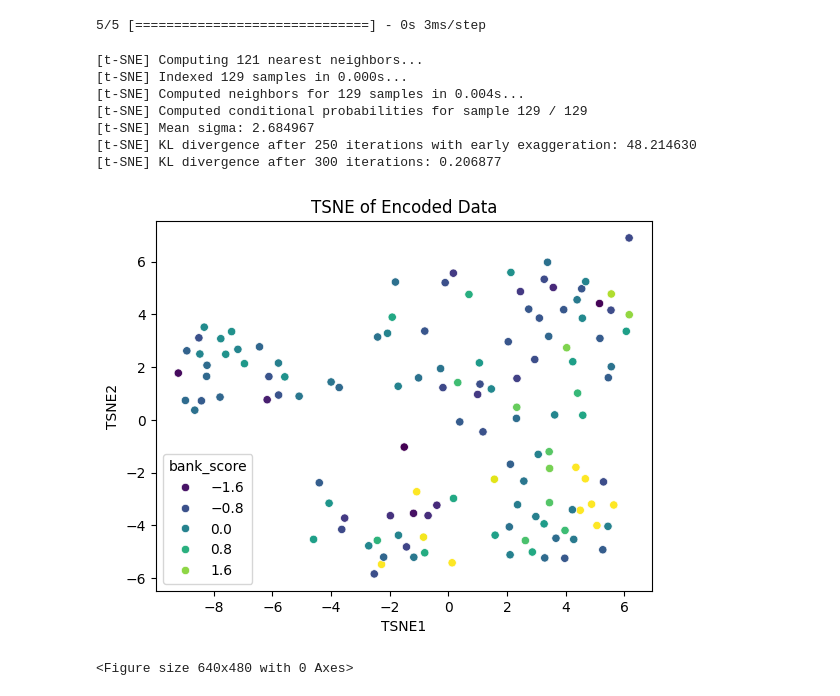
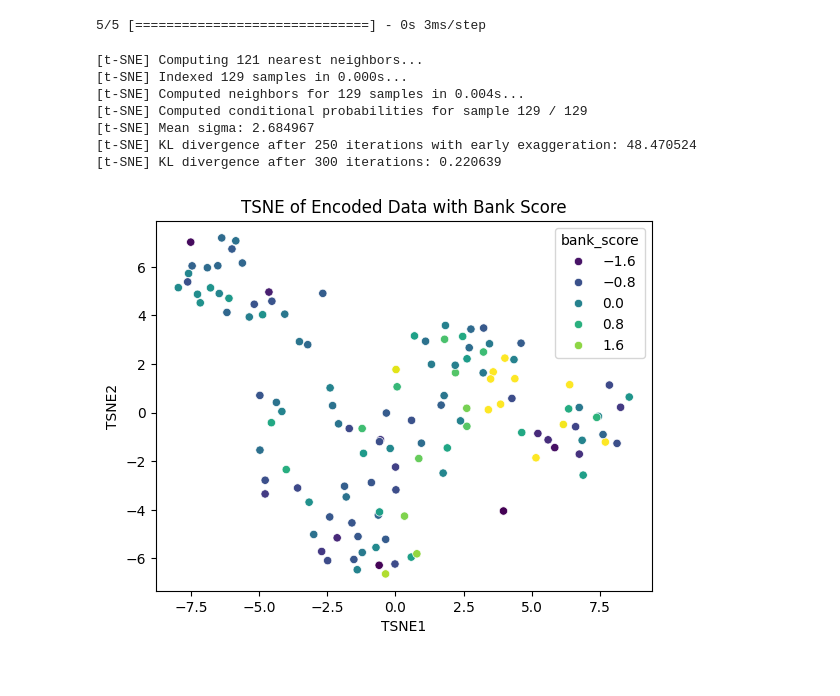
Before and after one commit to ericwhamilton1/gradient-descent-into-madness, a Jupyter notebook: tsne_data_viz.ipynb, the cells around one changed output. Saved outputs shown, nothing was run; the diff lists cells and outputs as text; code cells hidden in the pictures.

Commit message:
Rewriote to save valid clustering images

```diff
--- a/tsne_data_viz.ipynb
+++ b/tsne_data_viz.ipynb
@@ -65,36 +65,34 @@ encoded_data = encoder.predict(scaled_data)
 from sklearn.manifold import TSNE
 
 tsne = TSNE(n_components=2, verbose=1, perplexity=40, n_iter=300)
 tsne_results  = tsne.fit_transform(encoded_data)
 tsne_df = pd.DataFrame(tsne_results, columns=['TSNE1', 'TSNE2'])
 score = df['Pounds of Food Distributed'] / df['Pop2010'] - df['PovertyRate']
 q1 = score.quantile(0.25)
 q3 = score.quantile(0.75)
 iqr = q3 - q1
 lower = q1 - 1.5 * iqr
 upper = q3 + 1.5 * iqr
 score = score.clip(lower, upper)
 tsne_df['bank_score'] = (score - score.mean()) / score.std()
 
 plt.figure()
 sns.scatterplot(
     x="TSNE1", y="TSNE2",
     hue="bank_score",
     palette=sns.color_palette("viridis", as_cmap=True),
     data=tsne_df,
     legend="auto"
 )
 
-plt.title("TSNE of Encoded Data")
-plt.show()
+plt.title("TSNE of Encoded Data with Bank Score")
 plt.savefig('clustering.png')
 # %% [output]
 [t-SNE] Computing 121 nearest neighbors...
 [t-SNE] Indexed 129 samples in 0.000s...
 [t-SNE] Computed neighbors for 129 samples in 0.004s...
 [t-SNE] Computed conditional probabilities for sample 129 / 129
 [t-SNE] Mean sigma: 2.684967
-[t-SNE] KL divergence after 250 iterations with early exaggeration: 48.214630
-[t-SNE] KL divergence after 300 iterations: 0.206877
+[t-SNE] KL divergence after 250 iterations with early exaggeration: 48.470524
+[t-SNE] KL divergence after 300 iterations: 0.220639
-[figure, old version]
+[figure, new version]
-<Figure size 640x480 with 0 Axes>
```
Also changed, not shown: 1 other file.
